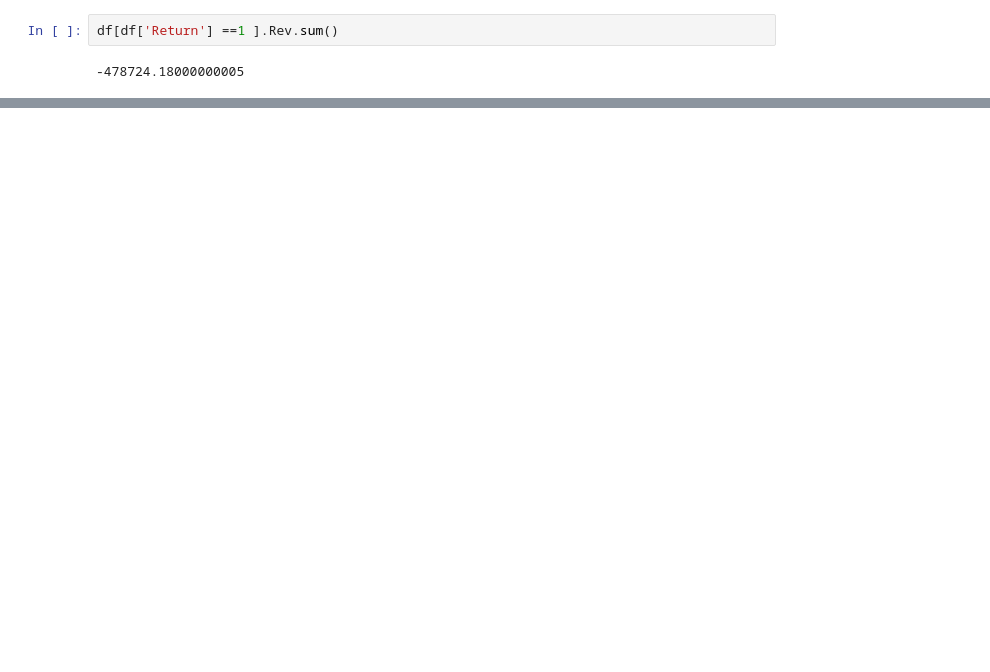
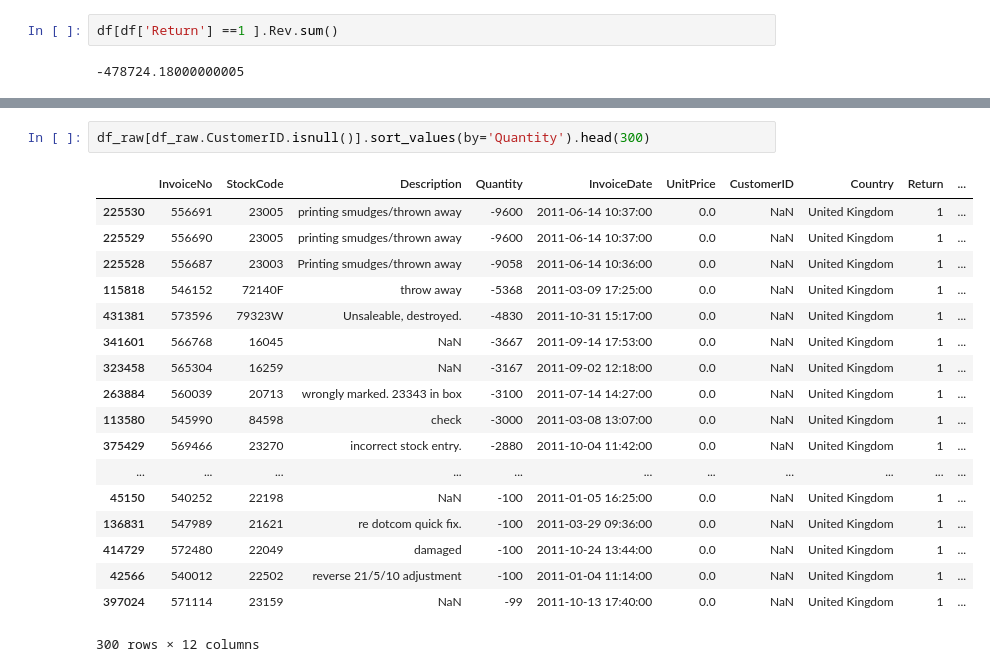
Before and after one commit to tristar82/Project-Week-8-Final-Project, a Jupyter notebook: your-project/Code/X_returns_deep_dive.ipynb, the cells around one changed output, grey strips where cells are left out. Drawn from its saved outputs; the diff is of its cells as text; blank space fills up the shorter version.

```diff
--- a/your-project/Code/X_returns_deep_dive.ipynb
+++ b/your-project/Code/X_returns_deep_dive.ipynb
@@ -346,0 +936,21 @@ df[df['Return'] ==1 ].Rev.sum()
+# %%
+df_raw[df_raw.CustomerID.isnull()].sort_values(by='Quantity').head(300)
+# %% [output]
+|  | InvoiceNo | StockCode | Description | Quantity | InvoiceDate | UnitPrice | CustomerID | Country | Return | ... |
+| 225530 | 556691 | 23005 | printing smudges/thrown away | -9600 | 2011-06-14 10:37:00 | 0.0 | NaN | United Kingdom | 1 | ... |
+| 225529 | 556690 | 23005 | printing smudges/thrown away | -9600 | 2011-06-14 10:37:00 | 0.0 | NaN | United Kingdom | 1 | ... |
+| 225528 | 556687 | 23003 | Printing smudges/thrown away | -9058 | 2011-06-14 10:36:00 | 0.0 | NaN | United Kingdom | 1 | ... |
+| 115818 | 546152 | 72140F | throw away | -5368 | 2011-03-09 17:25:00 | 0.0 | NaN | United Kingdom | 1 | ... |
+| 431381 | 573596 | 79323W | Unsaleable, destroyed. | -4830 | 2011-10-31 15:17:00 | 0.0 | NaN | United Kingdom | 1 | ... |
+| 341601 | 566768 | 16045 | NaN | -3667 | 2011-09-14 17:53:00 | 0.0 | NaN | United Kingdom | 1 | ... |
+| 323458 | 565304 | 16259 | NaN | -3167 | 2011-09-02 12:18:00 | 0.0 | NaN | United Kingdom | 1 | ... |
+| 263884 | 560039 | 20713 | wrongly marked. 23343 in box | -3100 | 2011-07-14 14:27:00 | 0.0 | NaN | United Kingdom | 1 | ... |
+| 113580 | 545990 | 84598 | check | -3000 | 2011-03-08 13:07:00 | 0.0 | NaN | United Kingdom | 1 | ... |
+| 375429 | 569466 | 23270 | incorrect stock entry. | -2880 | 2011-10-04 11:42:00 | 0.0 | NaN | United Kingdom | 1 | ... |
+| ... | ... | ... | ... | ... | ... | ... | ... | ... | ... | ... |
+| 45150 | 540252 | 22198 | NaN | -100 | 2011-01-05 16:25:00 | 0.0 | NaN | United Kingdom | 1 | ... |
+| 136831 | 547989 | 21621 | re dotcom quick fix. | -100 | 2011-03-29 09:36:00 | 0.0 | NaN | United Kingdom | 1 | ... |
+| 414729 | 572480 | 22049 | damaged | -100 | 2011-10-24 13:44:00 | 0.0 | NaN | United Kingdom | 1 | ... |
+| 42566 | 540012 | 22502 | reverse 21/5/10 adjustment | -100 | 2011-01-04 11:14:00 | 0.0 | NaN | United Kingdom | 1 | ... |
+| 397024 | 571114 | 23159 | NaN | -99 | 2011-10-13 17:40:00 | 0.0 | NaN | United Kingdom | 1 | ... |
+300 rows × 12 columns
```
Also changed, not shown: parts of 73 cells of this notebook, 8 other files.
